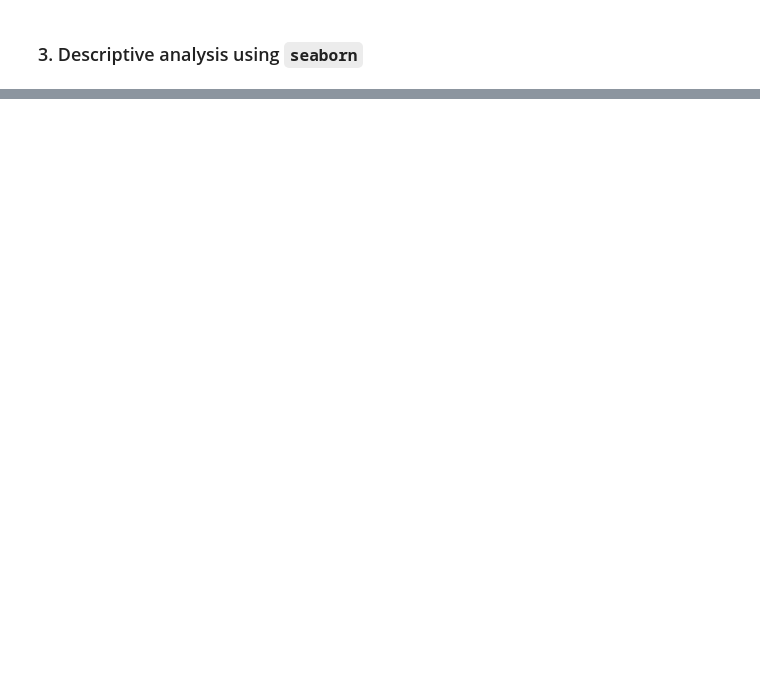
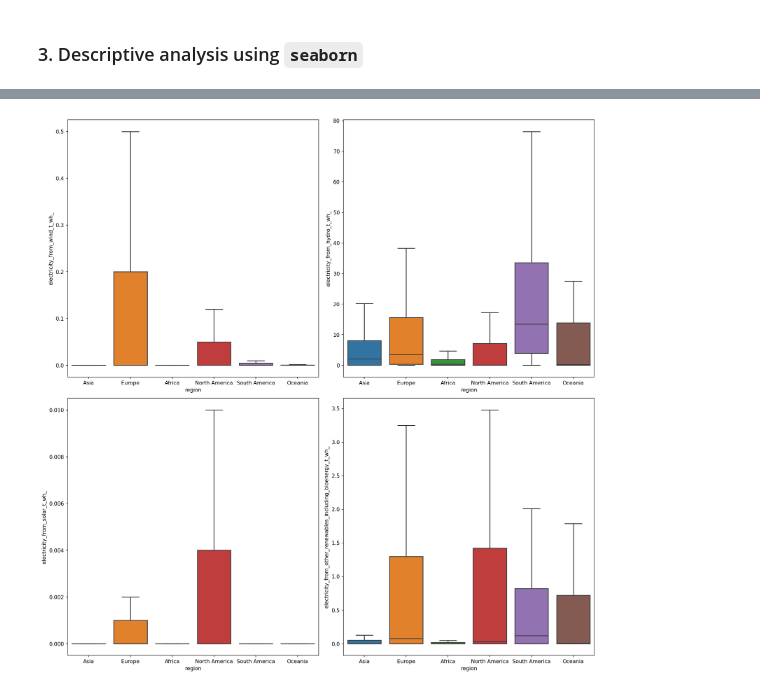
Before and after one commit to fenilenvinileno97/linear_regression, a Jupyter notebook: 4-final-project.ipynb, the cells around one changed output, grey strips where cells are left out. Drawn from its saved outputs; the diff is of its cells as text; code cells hidden in the pictures; blank space fills up the shorter version.

```diff
--- a/4-final-project.ipynb
+++ b/4-final-project.ipynb
@@ -176,2 +139,4 @@ mprod_df
 # %% [markdown]
 ### 3. Descriptive analysis using `seaborn`
+# %%
+filtered_df = mprod_df[mprod_df["region"] != "Other group/region"]
@@ -177,0 +153,10 @@ mprod_df
+# %%
+fig, axis = plt.subplots(nrows=2, ncols=2, figsize=(15, 15), dpi=150)
+sns.boxplot(data=filtered_df, y="electricity_from_wind_t_wh_", showfliers=False, ax=axis.flat[0], x="region")
+sns.boxplot(data=filtered_df, y="electricity_from_hydro_t_wh_", showfliers=False, ax=axis.flat[1], x="region")
+sns.boxplot(data=filtered_df, y="electricity_from_solar_t_wh_", showfliers=False, ax=axis.flat[2], x="region")
+sns.boxplot(data=filtered_df, y="electricity_from_other_renewables_including_bioenergy_t_wh_", showfliers=False, ax=axis.flat[3], x="region")
+plt.tight_layout()
+plt.show()
+# %% [output]
+[figure, added]
```
Also changed, not shown: parts of 5 cells of this notebook.
